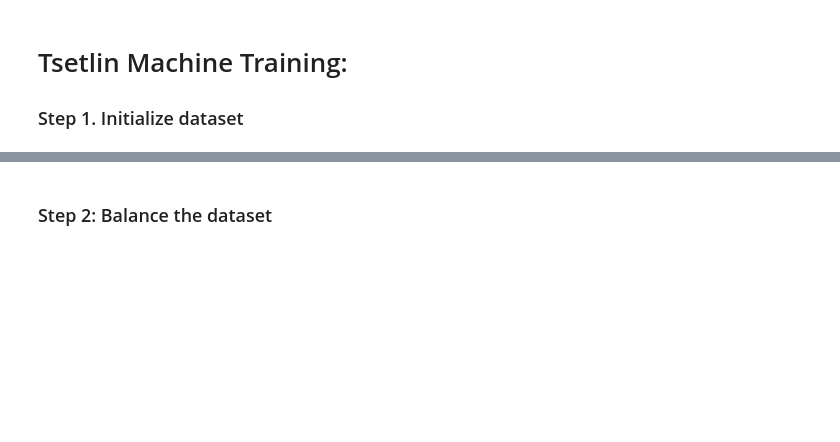
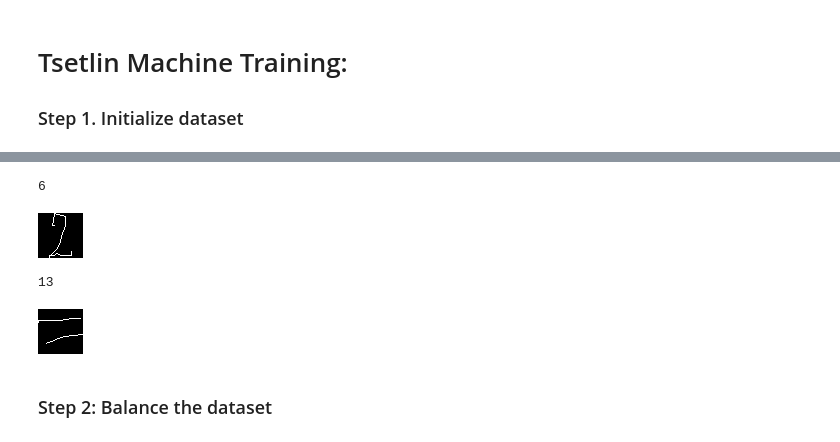
Before and after one commit to EirikVinje/tm-yolo-mathreader, a Jupyter notebook: src/yolo/yolo_walktrough.ipynb, the cells around one changed output, grey strips where cells are left out. Cells and saved outputs as stored; diff of their text form; code cells hidden in the pictures; blank space fills up the shorter version.

```diff
--- a/src/yolo/yolo_walktrough.ipynb
+++ b/src/yolo/yolo_walktrough.ipynb
@@ -359,9 +370,13 @@ print(set(labels))
 # %%
 # print random images to check if the data is correct
 for i in random.sample(range(len(images)), 2):
     print(labels[i])
-    plt.imshow(images[i],cmap='gray')
-    plt.show()
+    display(Image.fromarray(images[i]))
+# %% [output]
+6
+[figure, added]
+13
+[figure, added]
 # %% [markdown]
 ### Step 2: Balance the dataset
 # %%
```
Also changed, not shown: parts of 6 cells of this notebook.
